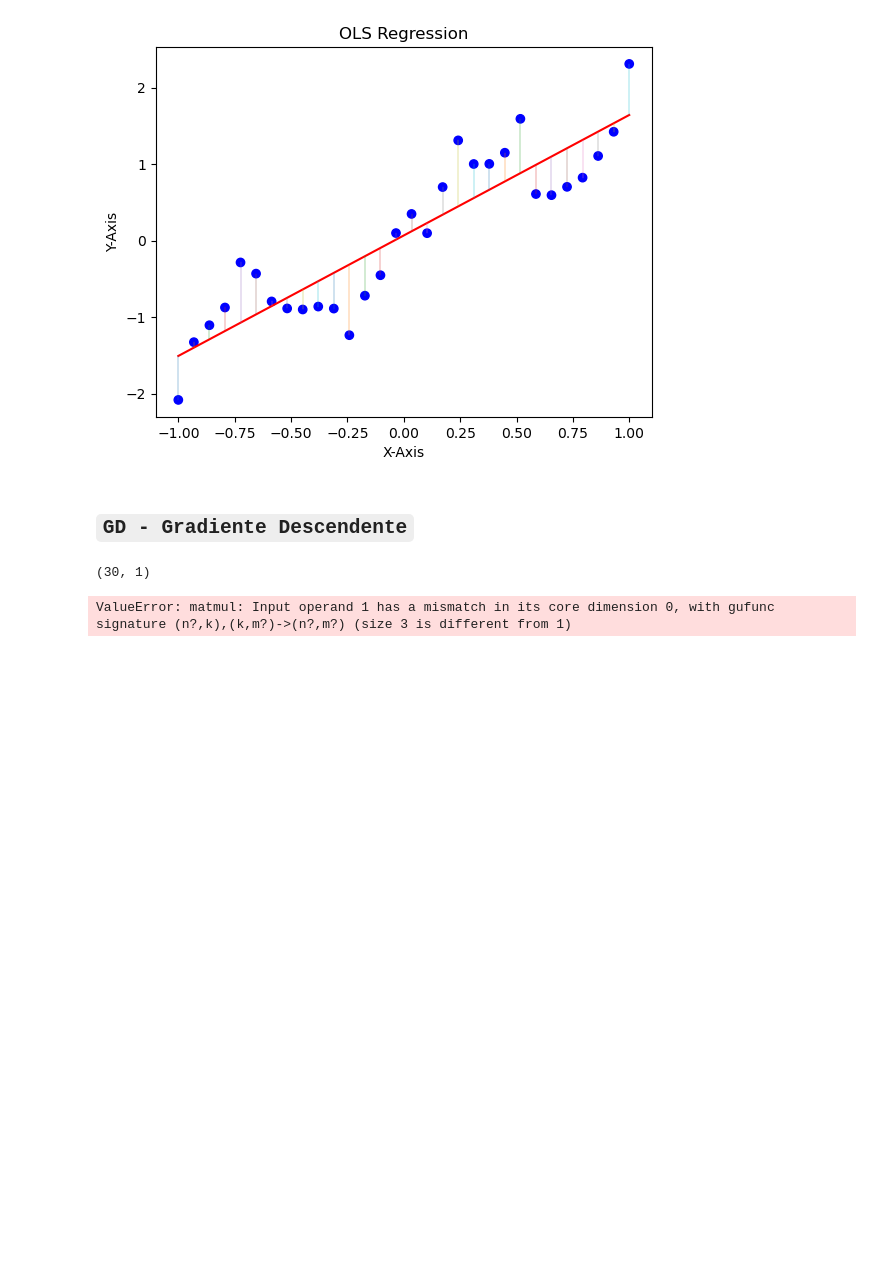
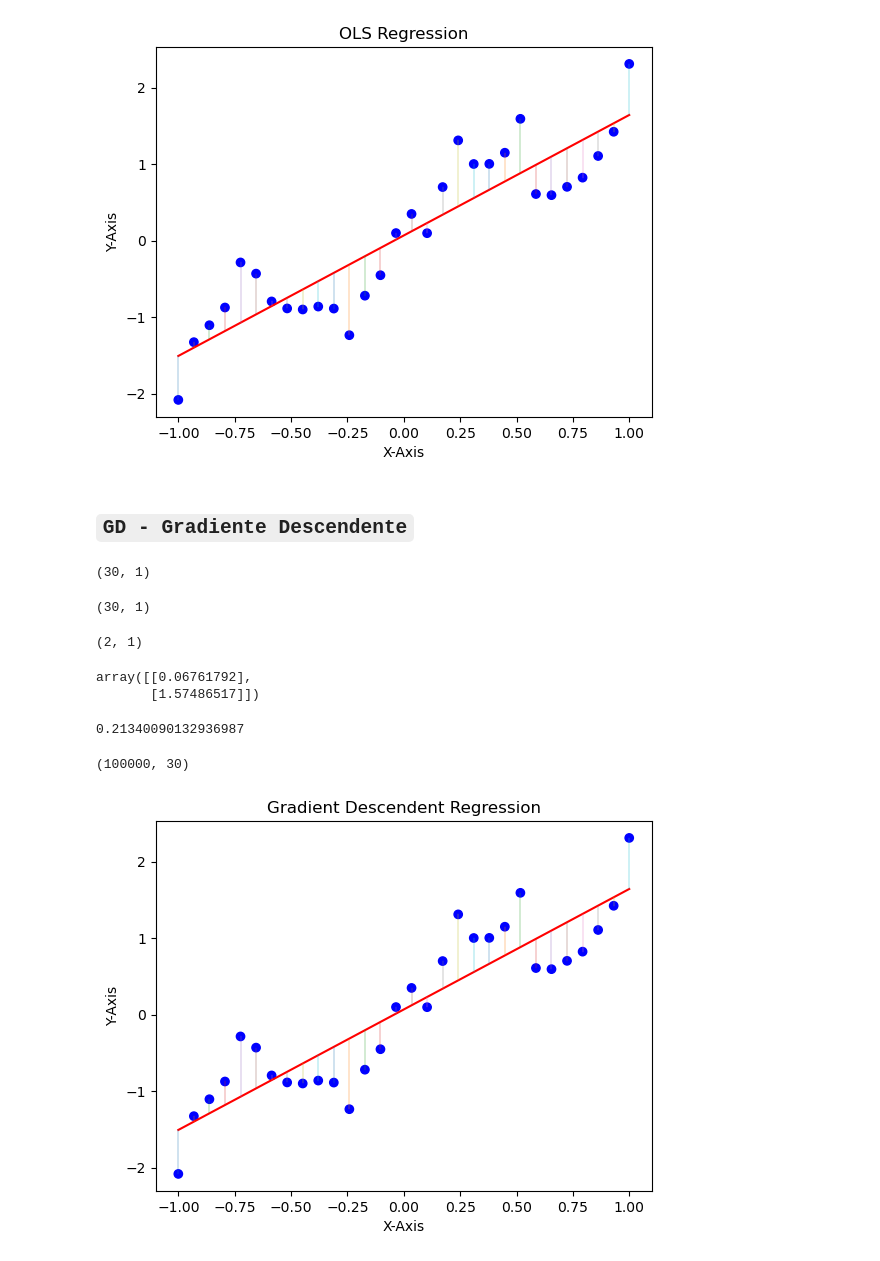
Before and after one commit to Louis-Ian/MachineLearning, a Jupyter notebook: Lista 1/list_01.ipynb, the cells around one changed output. Saved outputs shown, nothing was run; the diff lists cells and outputs as text; code cells hidden in the pictures; blank space fills up the shorter version.

Commit message:
Algoritmo do gradiente descendente

```diff
--- a/Lista 1/list_01.ipynb
+++ b/Lista 1/list_01.ipynb
@@ -49,11 +49,11 @@ def rmse_ols(x, w, y):
     return np.sqrt(mse_ols(x, w, y))
 # %%
-def ols(x, y):
+def ols(x: np.ndarray, y: np.ndarray):
     # Entradas do modelo
-    X = x
+    X = x.copy()
 
     # Saída do modelo
-    Y = y
+    Y = y.copy()
 
     # Adicionando uma coluna de 1's para o termo independente
     X = np.hstack((np.ones((X.shape[0], 1)), X))
@@ -64,12 +64,10 @@ def ols(x, y):
     # Forma mais eficiente de calcular w, pois não é necessário calcular a inversa de X.T @ X
     w_ols = np.linalg.solve(X.T @ X, X.T @ y)
 
-    # Calculando o RMSE
-    pred = X @ w_ols
-    # rmse = np.sqrt(((y - pred) ** 2).sum(axis = 0) / (y.shape[0]))
-    rmse = rmse_ols(X, w_ols, Y)
+    # Calculando o MSE
+    mse = mse_ols(X, w_ols, Y)
 
-    return w_ols, rmse
+    return w_ols, mse
 # %%
 x_artificial_data = artificial_data[:, :-1]
 x_artificial_data.shape
@@ -81,7 +79,7 @@ y_artificial_data.shape
 # %% [output]
 (30, 1)
 # %%
-w_artificial_data_ols, rmse_artificial_data_ols = ols(x_artificial_data, y_artificial_data)
+w_artificial_data_ols, mse_artificial_data_ols = ols(x_artificial_data, y_artificial_data)
 # %% [markdown]
 ### Parâmetros do modelo e **MSE (Erro Quadrático Médio)** obitidos pelo algoritmo
 # %%
@@ -116,13 +114,13 @@ plt.show()
 # %% [markdown]
 ## `GD - Gradiente Descendente`
 # %%
-def mse_gd(x, w, y):
+def mse_gd(x: np.ndarray, w: np.ndarray, y: np.ndarray):
     pred = x @ w
     error = y - pred
-    mse = (error ** 2).mean()
-    mse1 = (error ** 2).sum() / error.shape[0]
-    print(f'mse: {mse}')
-    print(f'mse 1: {mse}')
+    mse = (error * error).mean()
+    # mse1 = (error ** 2).sum() / error.shape[0]
+    # print(f'mse: {mse}')
+    # print(f'mse 1: {mse1}')
 
     return mse
 # %%
@@ -175,7 +170,43 @@ def gd(x, y, alpha = 0.0001, max_iterations = 100000, stopping_error = 1e-10):
 x_artificial_data.shape
 # %% [output]
 (30, 1)
+# %%
+y_artificial_data.shape
+# %% [output]
+(30, 1)
 # %%
-w_artificial_data_gd,  rmse_artificial_data_gd = gd(x_artificial_data, y_artificial_data)
+w_artificial_data_gd, mse_artificial_data_gd, errors_list_gd, mse_list_gd = gd(x_artificial_data, y_artificial_data)
 # %% [output]
-ValueError: matmul: Input operand 1 has a mismatch in its core dimension 0, with gufunc signature (n?,k),(k,m?)->(n?,m?) (size 3 is different from 1)
+(2, 1)
+# %%
+w_artificial_data_gd
+# %% [output]
+array([[0.06761792],
+       [1.57486517]])
+# %%
+mse_artificial_data_gd
+# %% [output]
+0.21340090132936987
+# %%
+mse_list_gd.shape
+# %% [output]
+(100000, 30)
+# %%
+fig, ax = plt.subplots()
+
+x_range_gd = np.linspace(x_artificial_data.min(), x_artificial_data.max())
+y_range_gd = w_artificial_data_gd[0] + w_artificial_data_gd[1] * x_range_gd
+
+ax.set_title("Gradient Descendent Regression")
+ax.set_ylabel("Y-Axis")
+ax.set_xlabel("X-Axis")
+
+ax.scatter(x_artificial_data, y_artificial_data, color='blue', marker='o', linestyle='')
+ax.plot(x_range_gd, y_range_gd, color='red')
+
+for i in range(len(x_artificial_data)):
+    ax.plot([x_artificial_data[i], x_artificial_data[i]], [y_artificial_data[i], w_artificial_data_gd[0] + w_artificial_data_gd[1] * x_artificial_data[i]], linewidth='0.3')
+
+plt.show()
+# %% [output]
+[figure, added]
```
Also changed, not shown: parts of 3 cells of this notebook.
